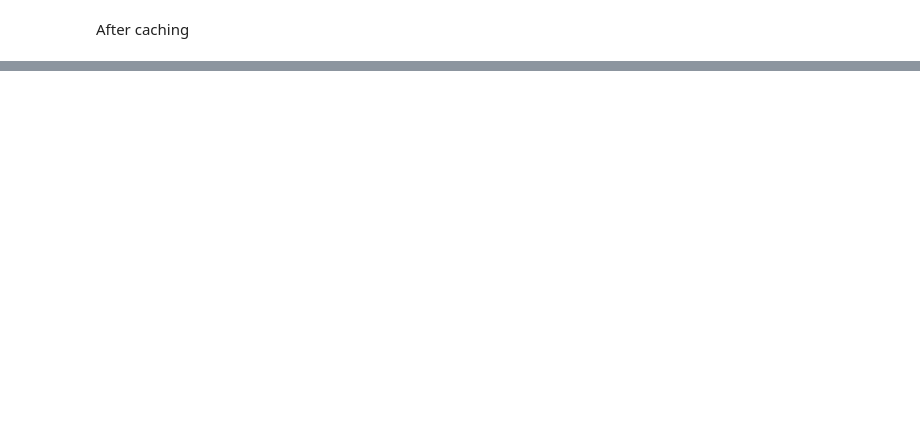
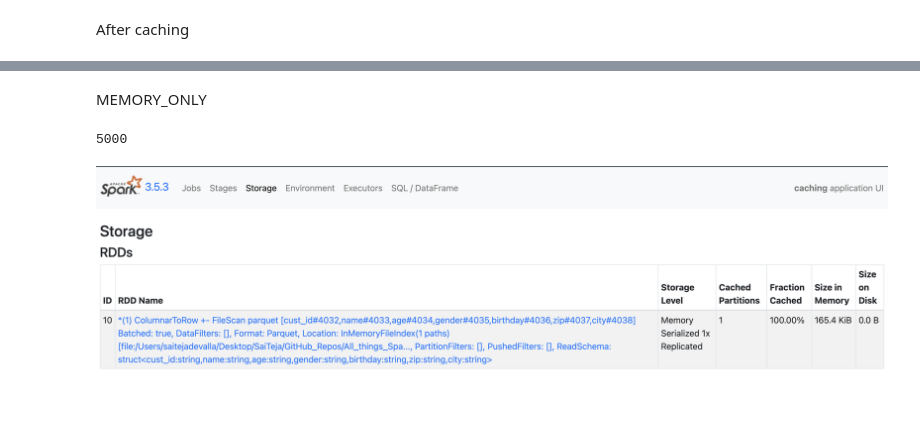
Before and after one commit to devallasaitej/All_things_Spark, a Jupyter notebook: Notebooks/caching.ipynb, the cells around one changed output, grey strips where cells are left out. Cells and saved outputs as stored; diff of their text form; code cells hidden in the pictures; blank space fills up the shorter version.

```diff
--- a/Notebooks/caching.ipynb
+++ b/Notebooks/caching.ipynb
@@ -194,2 +160,16 @@ only showing top 5 rows
+# %% [markdown]
+MEMORY_ONLY
+# %%
+from pyspark.storagelevel import StorageLevel
+
+cust_df_2.persist(StorageLevel.MEMORY_ONLY)
+cust_df_2.count()
+# %% [output]
+5000
+# %%
+from IPython.display import Image
+Image(filename='../UI_screenshots/caching/persistUI.png',width=900,height=5)
+# %% [output]
+[figure, added]
 # %%
 spark.stop()
```
Also changed, not shown: parts of 14 cells of this notebook, 3 other files.
